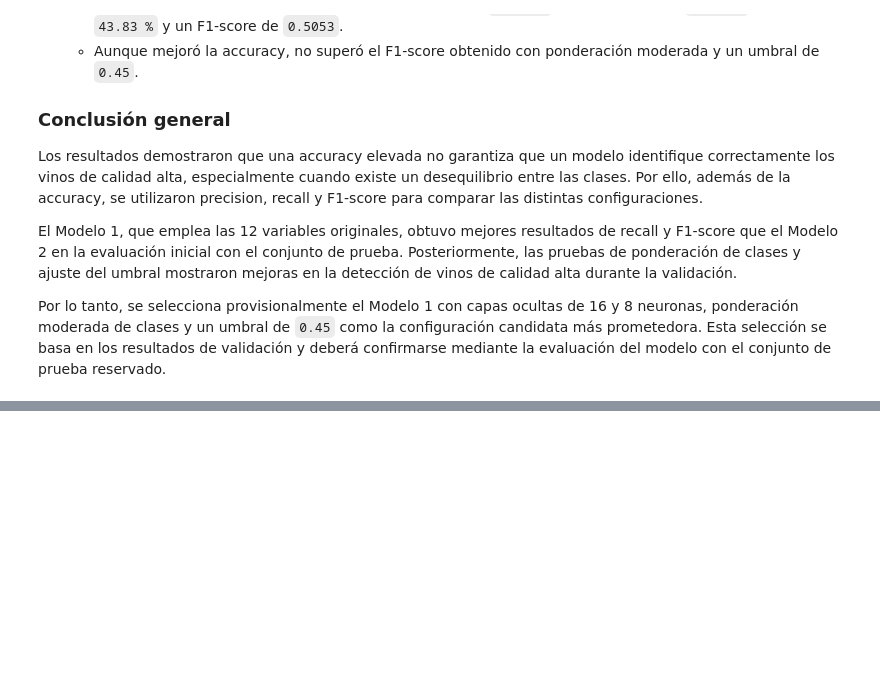
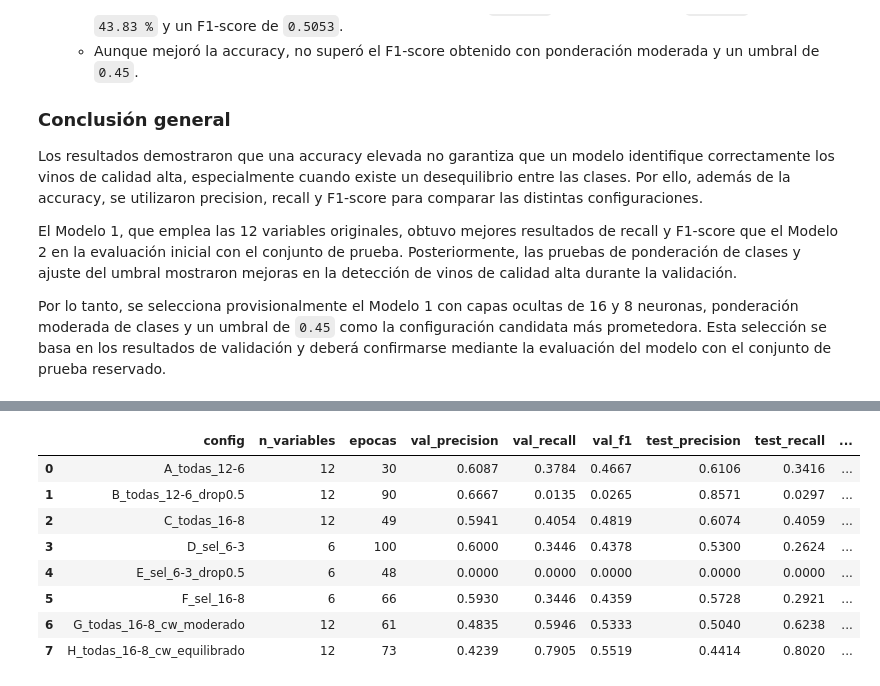
Before and after one commit to MauOrtizC/Proyecto-D-Sistema-de-Prediccion-de-Calidad-de-Vino, a Jupyter notebook: notebooks/04_ANN_Modelo2.ipynb, the cells around one changed output, grey strips where cells are left out. Drawn from its saved outputs; the diff is of its cells as text; code cells hidden in the pictures; blank space fills up the shorter version.

Commit message:
Modelo Comparativo

```diff
--- a/notebooks/04_ANN_Modelo2.ipynb
+++ b/notebooks/04_ANN_Modelo2.ipynb
@@ -1976,3 +1973,92 @@ Los resultados demostraron que una accuracy elevada no garantiza que un modelo i
 El Modelo 1, que emplea las 12 variables originales, obtuvo mejores resultados de recall y F1-score que el Modelo 2 en la evaluación inicial con el conjunto de prueba. Posteriormente, las pruebas de ponderación de clases y ajuste del umbral mostraron mejoras en la detección de vinos de calidad alta durante la validación.
 
 Por lo tanto, se selecciona provisionalmente el Modelo 1 con capas ocultas de 16 y 8 neuronas, ponderación moderada de clases y un umbral de `0.45` como la configuración candidata más prometedora. Esta selección se basa en los resultados de validación y deberá confirmarse mediante la evaluación del modelo con el conjunto de prueba reservado.
+# %%
+import json
+from pathlib import Path
+import numpy as np
+import pandas as pd
+from sklearn.metrics import accuracy_score, precision_score, recall_score, f1_score, confusion_matrix
+from sklearn.utils.class_weight import compute_class_weight
+from tensorflow.keras.models import Sequential
+from tensorflow.keras.layers import Dense, Input
+from tensorflow.keras.callbacks import EarlyStopping
+
+models_dir = project_root / "models"
+metrics_dir = project_root / "reports" / "metrics"
+models_dir.mkdir(parents=True, exist_ok=True)
+metrics_dir.mkdir(parents=True, exist_ok=True)
+
+# Misma partición de validación que usa validation_split=0.2 de Keras (último 20 % del entrenamiento)
+split_at = int(len(X_train) * 0.8)
+X_val_all = X_train.iloc[split_at:]
+X_val_sel = X_train_selected.iloc[split_at:]
+y_val = y_train_classification.iloc[split_at:]
+
+# Configuración extra: arquitectura 16-8 con class_weight "equilibrado" (calculado con los datos de entrenamiento)
+cw_balanced = compute_class_weight("balanced", classes=np.array([0, 1]),
+                                   y=y_train_classification.iloc[:split_at].to_numpy())
+cw_balanced = {0: float(cw_balanced[0]), 1: float(cw_balanced[1])}
+
+model_all_16_8_cwbal = Sequential([
+    Input(shape=(X_train.shape[1],)),
+    Dense(16, activation="relu"), Dense(8, activation="relu"), Dense(1, activation="sigmoid"),
+])
+model_all_16_8_cwbal.compile(optimizer="adam", loss="binary_crossentropy", metrics=["accuracy"])
+history_all_16_8_cwbal = model_all_16_8_cwbal.fit(
+    X_train, y_train_classification, epochs=100, batch_size=32, validation_split=0.2,
+    class_weight=cw_balanced, verbose=0,
+    callbacks=[EarlyStopping(monitor="val_loss", patience=10, restore_best_weights=True)],
+)
+
+# nombre -> (modelo, historial, variables usadas, arquitectura, dropout, class_weight)
+configs_m2 = {
+    "A_todas_12-6":            (model_all_12_6_es,         history_all_12_6_es,         "todas", "12-6", 0.0, "ninguno"),
+    "B_todas_12-6_drop0.5":    (model_all_12_6_dropout,    history_all_12_6_dropout,    "todas", "12-6", 0.5, "ninguno"),
+    "C_todas_16-8":            (model_all_16_8,            history_all_16_8,            "todas", "16-8", 0.0, "ninguno"),
+    "D_sel_6-3":               (model_selected_6_3_es,     history_selected_6_3_es,     "sel",   "6-3",  0.0, "ninguno"),
+    "E_sel_6-3_drop0.5":       (model_selected_6_3_dropout, history_selected_6_3_dropout, "sel", "6-3",  0.5, "ninguno"),
+    "F_sel_16-8":              (model_selected_16_8,       history_selected_16_8,       "sel",   "16-8", 0.0, "ninguno"),
+    "G_todas_16-8_cw_moderado": (model_final,              history_final,               "todas", "16-8", 0.0, "{0: 1.0, 1: 2.0}"),
+    "H_todas_16-8_cw_equilibrado": (model_all_16_8_cwbal,  history_all_16_8_cwbal,      "todas", "16-8", 0.0, str(cw_balanced)),
+}
+
+def clf_metrics(y_true, proba, thr=0.5):
+    pred = (np.asarray(proba).ravel() >= thr).astype(int)
+    tn, fp, fn, tp = confusion_matrix(y_true, pred, labels=[0, 1]).ravel()
+    return {
+        "acc": accuracy_score(y_true, pred),
+        "precision": precision_score(y_true, pred, zero_division=0),
+        "recall": recall_score(y_true, pred, zero_division=0),
+        "f1": f1_score(y_true, pred, zero_division=0),
+        "tn": int(tn), "fp": int(fp), "fn": int(fn), "tp": int(tp),
+    }
+
+rows = []
+for name, (model, hist, feats, arch, drop, cw) in configs_m2.items():
+    cols = list(X_train.columns) if feats == "todas" else list(selected_features)
+    X_val_c = X_val_all[cols]
+    X_test_c = X_test[cols]
+    h = pd.DataFrame(hist.history)
+    best_epoch = int(h["val_loss"].idxmin()) + 1
+
+    val = clf_metrics(y_val, model.predict(X_val_c, verbose=0))
+    test = clf_metrics(y_test_classification, model.predict(X_test_c, verbose=0))
+
+    model.save(models_dir / f"model2_{name}.keras")
+    h.to_csv(metrics_dir / f"model2_history_{name}.csv", index_label="epoch")
+
+    row = {"config": name, "variables": feats, "n_variables": len(cols), "features": "|".join(cols),
+           "arquitectura": arch, "dropout": drop, "class_weight": cw,
+           "epocas": len(h), "mejor_epoca": best_epoch, "parametros": int(model.count_params()),
+           "val_loss": float(h["val_loss"].min())}
+    row.update({f"val_{k}": v for k, v in val.items()})
+    row.update({f"test_{k}": v for k, v in test.items()})
+    rows.append(row)
+
+results_m2 = pd.DataFrame(rows)
+results_m2.to_csv(metrics_dir / "model2_results.csv", index=False)
+print("Exportado en:", metrics_dir)
+display(results_m2[["config", "n_variables", "epocas", "val_precision", "val_recall", "val_f1",
+                    "test_precision", "test_recall", "test_f1"]].round(4))
+# %% [output]
@@ -1978,0 +2066,9 @@ Por lo tanto, se selecciona provisionalmente el Modelo 1 con capas ocultas de 16
+|  | config | n_variables | epocas | val_precision | val_recall | val_f1 | test_precision | test_recall | ... |
+| 0 | A_todas_12-6 | 12 | 30 | 0.6087 | 0.3784 | 0.4667 | 0.6106 | 0.3416 | ... |
+| 1 | B_todas_12-6_drop0.5 | 12 | 90 | 0.6667 | 0.0135 | 0.0265 | 0.8571 | 0.0297 | ... |
+| 2 | C_todas_16-8 | 12 | 49 | 0.5941 | 0.4054 | 0.4819 | 0.6074 | 0.4059 | ... |
+| 3 | D_sel_6-3 | 6 | 100 | 0.6000 | 0.3446 | 0.4378 | 0.5300 | 0.2624 | ... |
+| 4 | E_sel_6-3_drop0.5 | 6 | 48 | 0.0000 | 0.0000 | 0.0000 | 0.0000 | 0.0000 | ... |
+| 5 | F_sel_16-8 | 6 | 66 | 0.5930 | 0.3446 | 0.4359 | 0.5728 | 0.2921 | ... |
+| 6 | G_todas_16-8_cw_moderado | 12 | 61 | 0.4835 | 0.5946 | 0.5333 | 0.5040 | 0.6238 | ... |
+| 7 | H_todas_16-8_cw_equilibrado | 12 | 73 | 0.4239 | 0.7905 | 0.5519 | 0.4414 | 0.8020 | ... |
```
Also changed, not shown: parts of 27 cells of this notebook, 27 other files.
